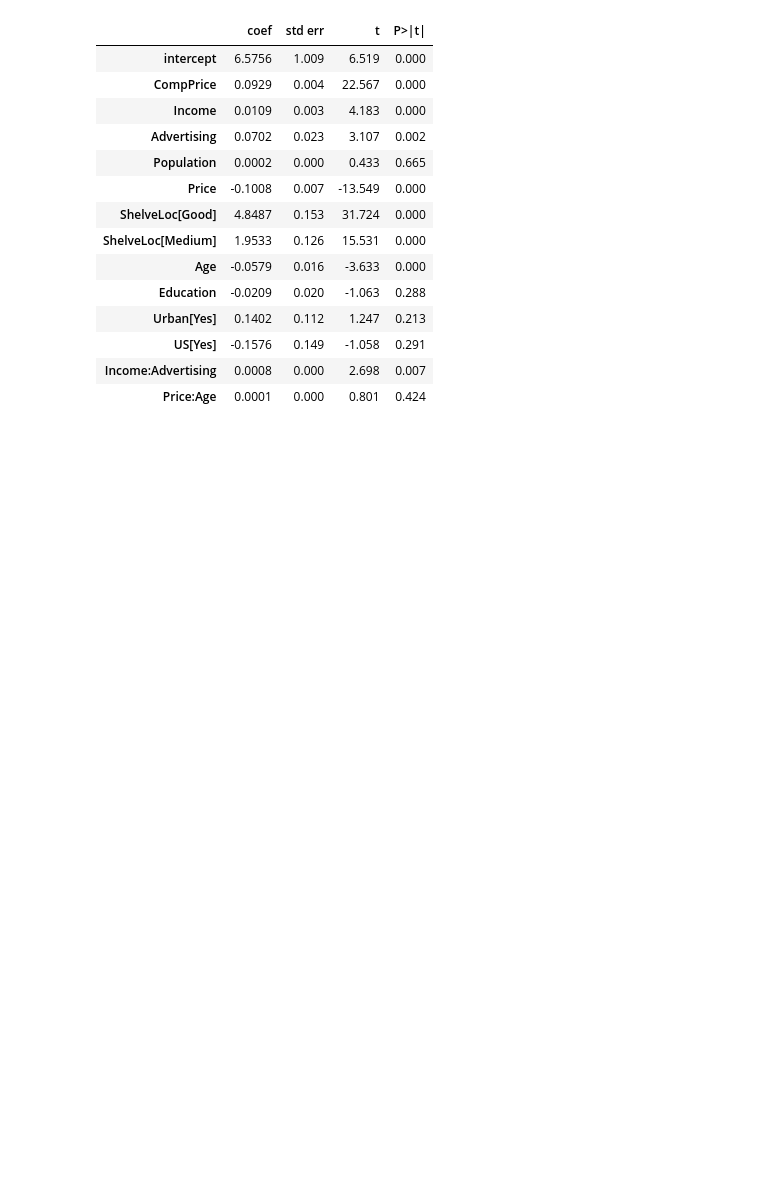
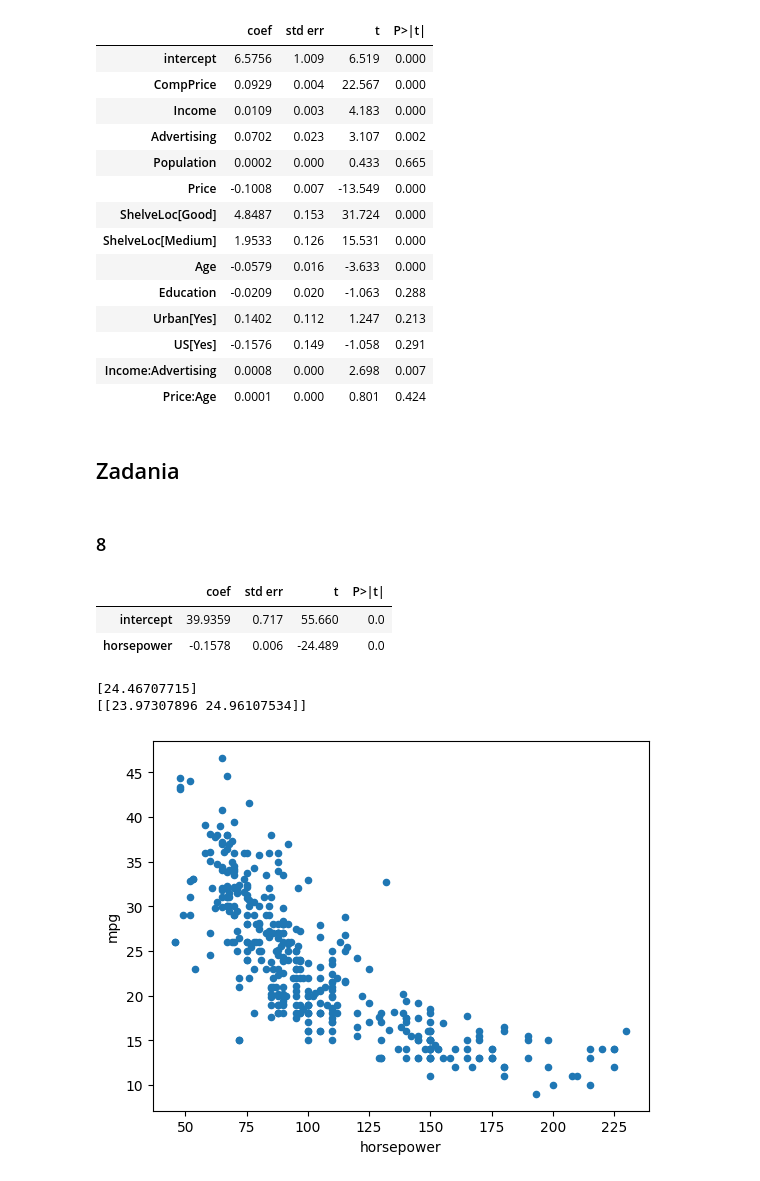
Before and after one commit to Mitfort/StatisticalLearning, a Jupyter notebook: lab3.ipynb, the cells around one changed output. Cells and saved outputs as stored; diff of their text form; code cells hidden in the pictures; blank space fills up the shorter version.

Commit message:
lab3zadania

```diff
--- a/lab3.ipynb
+++ b/lab3.ipynb
@@ -403,3 +403,5 @@ summarize(model.fit())
 | US[Yes] | -0.1576 | 0.149 | -1.058 | 0.291 |
 | Income:Advertising | 0.0008 | 0.000 | 2.698 | 0.007 |
 | Price:Age | 0.0001 | 0.000 | 0.801 | 0.424 |
+# %% [markdown]
+## Zadania
@@ -405,0 +419,36 @@ summarize(model.fit())
+# %% [markdown]
+### 8
+# %%
+Auto = pd.read_csv("data/Auto.csv")
+# %%
+# Ensure numeric types for mpg and horsepower (Auto.csv may contain missing or '?' values)
+Auto['horsepower'] = pd.to_numeric(Auto['horsepower'], errors='coerce')
+Auto['mpg'] = pd.to_numeric(Auto['mpg'], errors='coerce')
+# Drop rows where mpg or horsepower could not be converted
+Auto = Auto.dropna(subset=['mpg', 'horsepower']).reset_index(drop=True)
+y = Auto['mpg']
+# Build design matrix with intercept
+X = pd.DataFrame({'intercept': np.ones(Auto.shape[0]), 'horsepower': Auto['horsepower']})
+
+model = sm.OLS(y, X)
+results = model.fit()
+summarize(results)
+# %% [output]
+|  | coef | std err | t | P>|t| |
+| intercept | 39.9359 | 0.717 | 55.660 | 0.0 |
+| horsepower | -0.1578 | 0.006 | -24.489 | 0.0 |
+# %%
+# There is a strong negative relationship between Horsepower and MPG
+newX = pd.DataFrame({'intercept': [1], 'horsepower': [98]})
+new_predictions = results.get_prediction(newX)
+print(new_predictions.predicted_mean)
+print(new_predictions.conf_int(alpha=0.05))
+# %% [output]
+[24.46707715]
+[[23.97307896 24.96107534]]
+# %%
+# Plotting the regression line
+ax = Auto.plot.scatter('horsepower','mpg')
+ax.axline(0,results.params['intercept'], results.params['horsepower'], color='red', linestyle='--')
+# %% [output]
+[figure, added]
```
Also changed, not shown: parts of 1 cell of this notebook, 1 other file.
